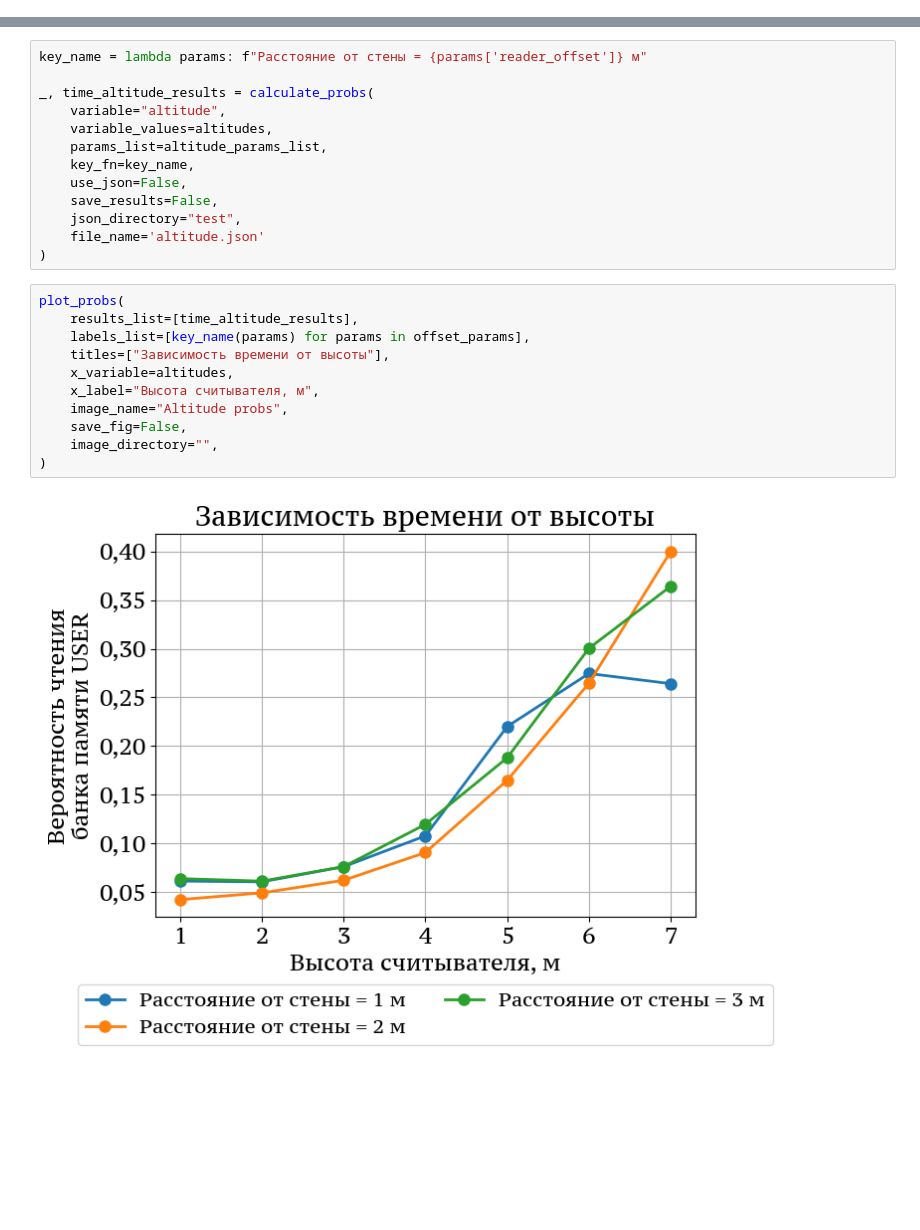
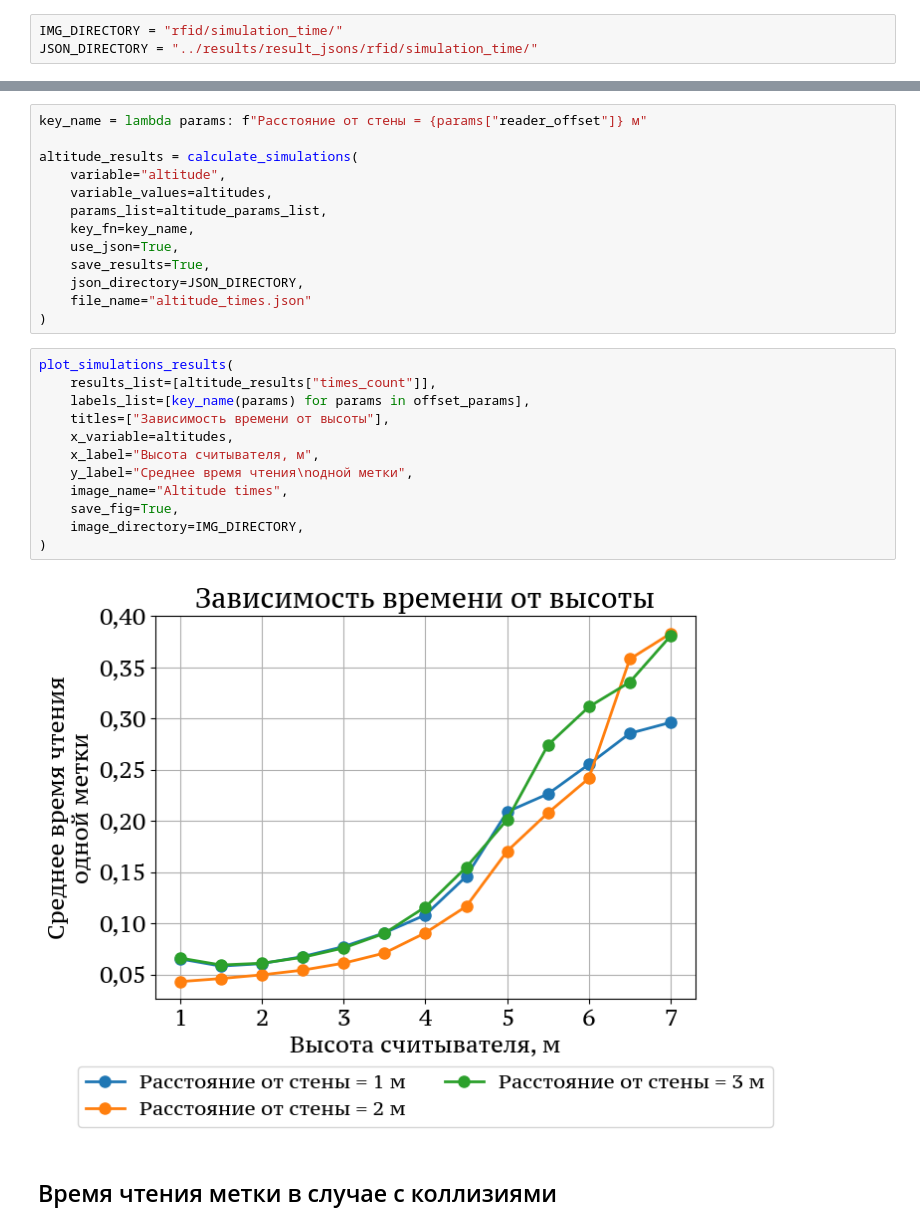
Before and after one commit to VilmenAbramian/simulation, a Jupyter notebook: pysim/experiments/notebooks/test_time.ipynb, the cells around one changed output, grey strips where cells are left out. Drawn from its saved outputs; the diff is of its cells as text; blank space fills up the shorter version.

Commit message:
Update time graphs

```diff
--- a/pysim/experiments/notebooks/test_time.ipynb
+++ b/pysim/experiments/notebooks/test_time.ipynb
@@ -10,2 +12,5 @@ from pysim.experiments.utility.channel_helper import(
 )
 from pysim.experiments.utility.rfid_helper import generation_interval
+# %%
+IMG_DIRECTORY = "rfid/simulation_time/"
+JSON_DIRECTORY = "../results/result_jsons/rfid/simulation_time/"
@@ -39,27 +44,30 @@ for offset_params_item in offset_params:
     })
 # %%
-key_name = lambda params: f"Расстояние от стены = {params['reader_offset']} м"
+key_name = lambda params: f"Расстояние от стены = {params["reader_offset"]} м"
 
-_, time_altitude_results = calculate_probs(
+altitude_results = calculate_simulations(
     variable="altitude",
     variable_values=altitudes,
     params_list=altitude_params_list,
     key_fn=key_name,
-    use_json=False,
-    save_results=False,
-    json_directory="test",
-    file_name='altitude.json'
+    use_json=True,
+    save_results=True,
+    json_directory=JSON_DIRECTORY,
+    file_name="altitude_times.json"
 )
 # %%
-plot_probs(
-    results_list=[time_altitude_results],
+plot_simulations_results(
+    results_list=[altitude_results["times_count"]],
     labels_list=[key_name(params) for params in offset_params],
     titles=["Зависимость времени от высоты"],
     x_variable=altitudes,
     x_label="Высота считывателя, м",
-    image_name="Altitude probs",
-    save_fig=False,
-    image_directory="",
+    y_label="Среднее время чтения\nодной метки",
+    image_name="Altitude times",
+    save_fig=True,
+    image_directory=IMG_DIRECTORY,
 )
 # %% [output]
-[figure, old version]
+[figure, new version]
+# %% [markdown]
+## Время чтения метки в случае с коллизиями
```
Also changed, not shown: parts of 13 cells of this notebook, 13 other files.
